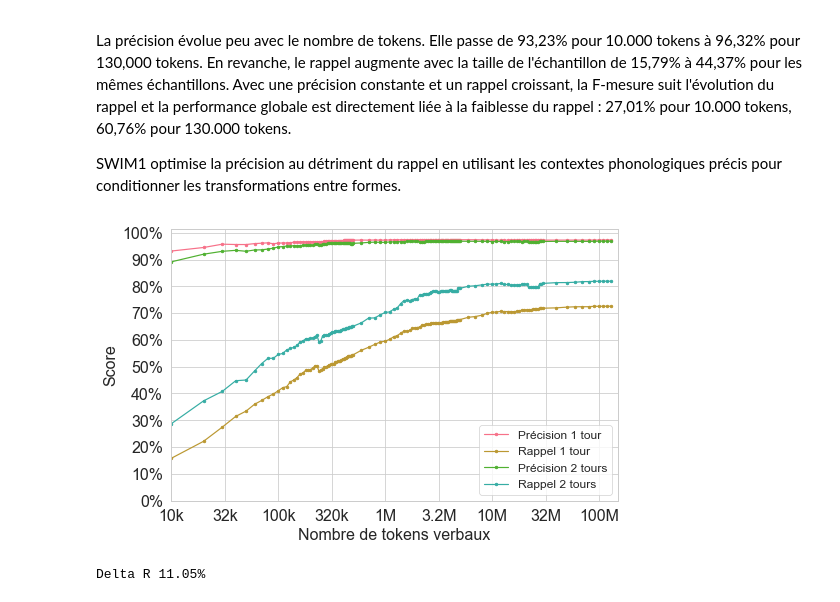
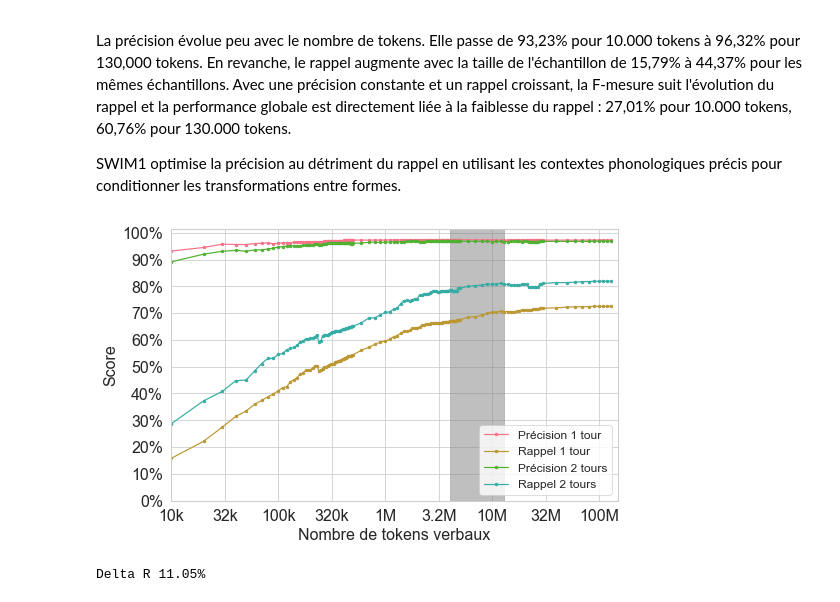
Before and after one commit to gboye/SWIM, a Jupyter notebook: ParadigmGeneration/Longitudinales/Longitudinales-Resultats-2026.ipynb, the cells around one changed output. Saved outputs shown, nothing was run; the diff lists cells and outputs as text; code cells hidden in the pictures.

```diff
--- a/ParadigmGeneration/Longitudinales/Longitudinales-Resultats-2026.ipynb
+++ b/ParadigmGeneration/Longitudinales/Longitudinales-Resultats-2026.ipynb
@@ -273,15 +273,16 @@ SWIM1 optimise la précision au détriment du rappel en utilisant les contextes
 # %%
 palette = sns.color_palette()
 ax=makeGraph("tokens",["Precision-S1","Recall-S1","Precision-S2","Recall-S2"])
 pSwim1 = mlines.Line2D([], [], color=palette[0], marker='.', label=u'Précision 1 tour')
 rSwim1 = mlines.Line2D([], [], color=palette[1], marker='.', label='Rappel 1 tour')
 pSwim2 = mlines.Line2D([], [], color=palette[2], marker='.', label=u'Précision 2 tours')
 rSwim2 = mlines.Line2D([], [], color=palette[3], marker='.', label='Rappel 2 tours')
 ax.legend(handles=[pSwim1, rSwim1, pSwim2, rSwim2],fontsize=12)
 plt.xlim(10000,150000000)
+plt.axvspan(4000000, 13000000, alpha=0.5, color='grey')
 plt.savefig(filePrefix+"Comparaison-1Tour-2Tour.png",dpi=300,bbox_inches="tight")
 # %% [output]
-[figure, old version]
+[figure, new version]
 # %%
 df["DeltaF-S1S2"]=df["F-Measure-S2"]-df["F-Measure-S1"]
 df["DeltaR-S1S2"]=df["Recall-S2"]-df["Recall-S1"]
```
Also changed, not shown: parts of 11 cells of this notebook, 7 other files.
